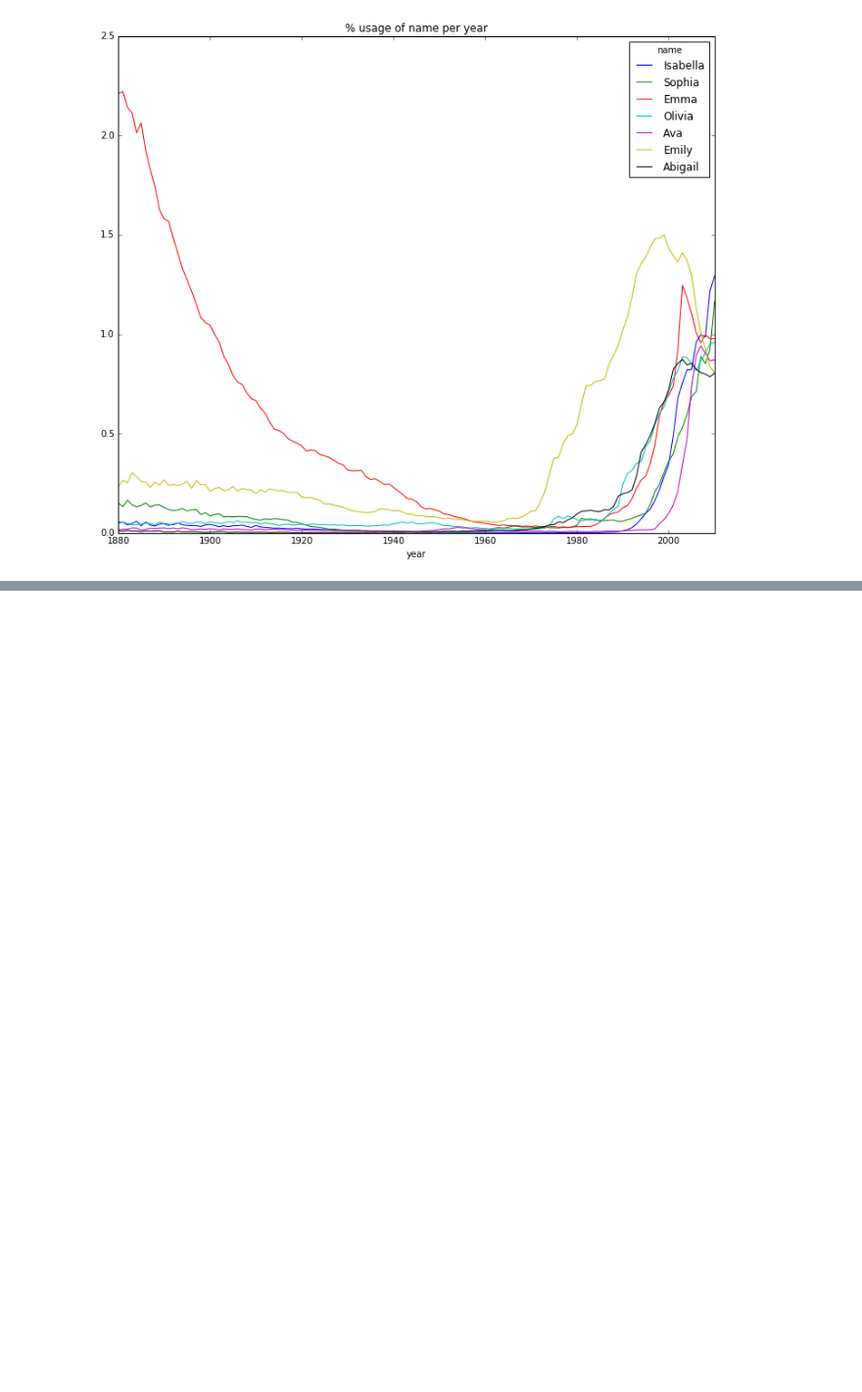
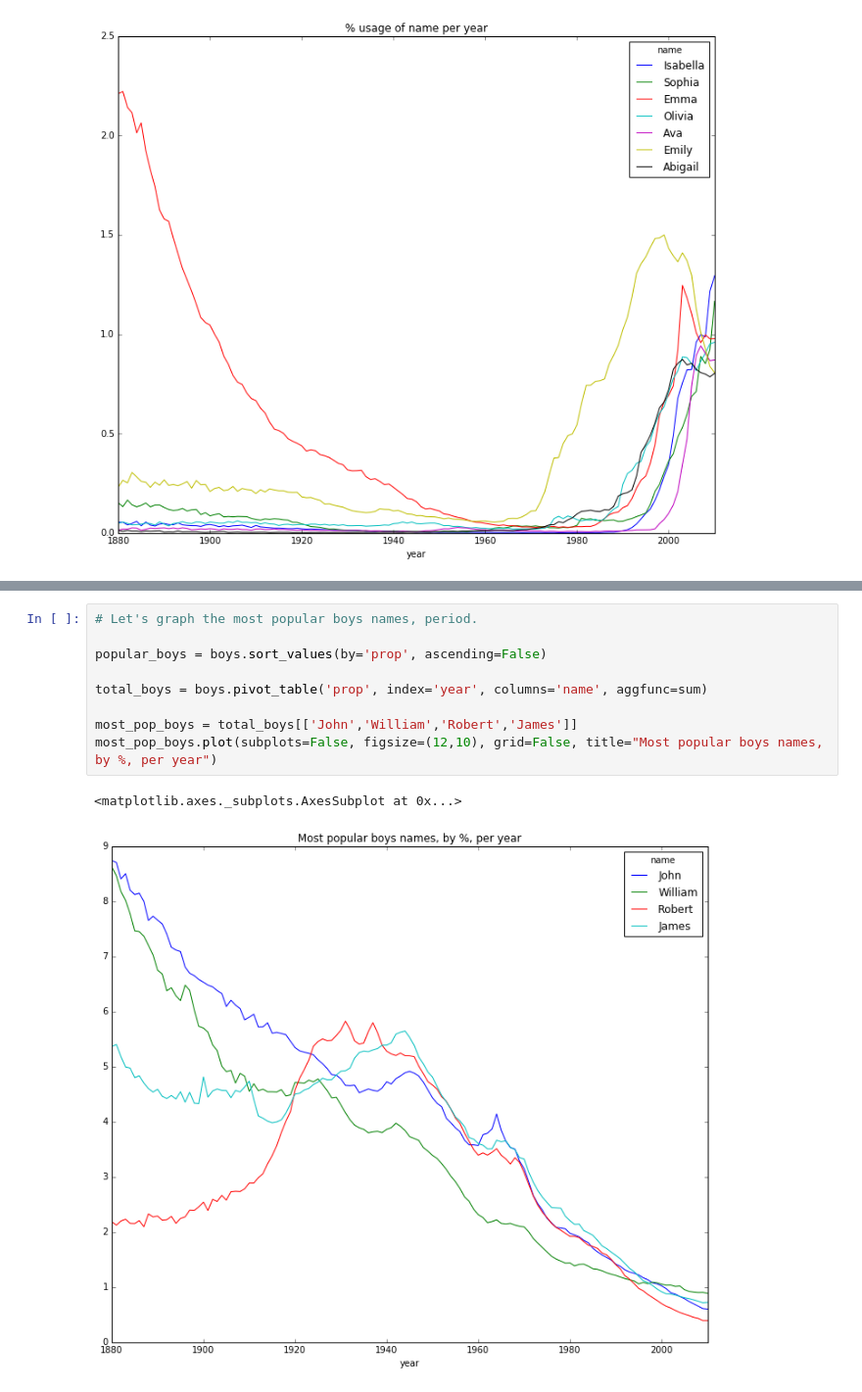
Before and after one commit to GloriaAnholt/pydata-book, a Jupyter notebook: popular_names.ipynb, the cells around one changed output, grey strips where cells are left out. Shown at 98% size. Drawn from its saved outputs; the diff is of its cells as text; blank space fills up the shorter version.

```diff
--- a/popular_names.ipynb
+++ b/popular_names.ipynb
@@ -93,0 +108,12 @@ KeyboardInterrupt:
+# %%
+# Let's graph the most popular boys names, period.
+
+popular_boys = boys.sort_values(by='prop', ascending=False)
+
+total_boys = boys.pivot_table('prop', index='year', columns='name', aggfunc=sum)
+
+most_pop_boys = total_boys[['John','William','Robert','James']]
+most_pop_boys.plot(subplots=False, figsize=(12,10), grid=False, title="Most popular boys names, by %, per year")
+# %% [output]
+<matplotlib.axes._subplots.AxesSubplot at 0x...>
+[figure, added]
```
Also changed, not shown: parts of 5 cells of this notebook.
